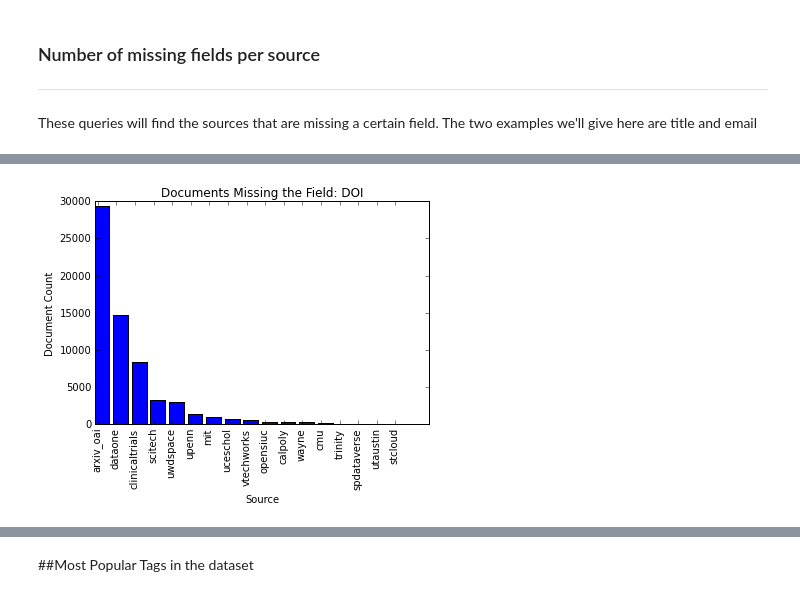
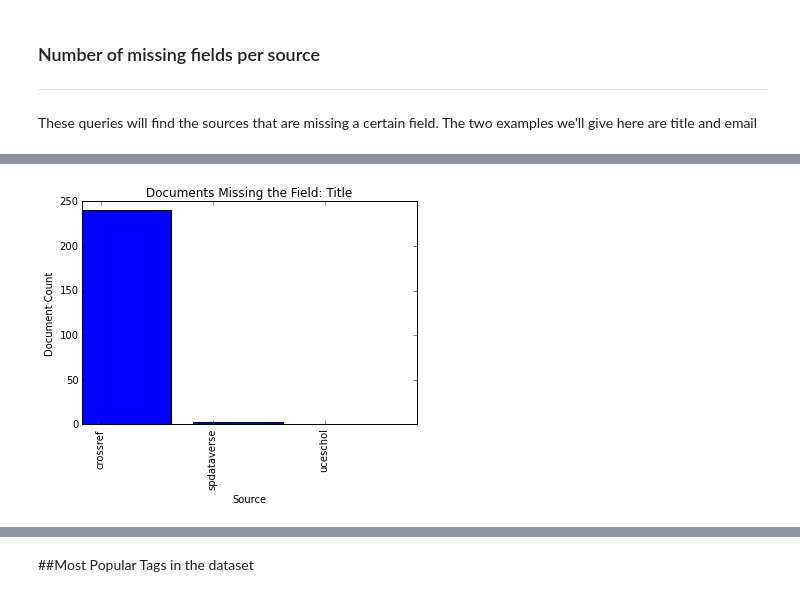
Before and after one commit to erinspace/scrapi_stats, a Jupyter notebook: scrapi_stats.ipynb, the cells around one changed output, grey strips where cells are left out. Saved outputs shown, nothing was run; the diff lists cells and outputs as text; code cells hidden in the pictures.

```diff
--- a/scrapi_stats.ipynb
+++ b/scrapi_stats.ipynb
@@ -424,7 +436,7 @@ spdataverse: 27.2727272727
 # %%
-create_bar_graph(missing_by_title, title="Documents Missing the Field: ", field_for_title='DOI', x_label="Source")
+create_bar_graph(missing_by, title="Documents Missing the Field: ", field_for_title='Title', x_label="Source")
 # %% [output]
-[figure, old version]
+[figure, new version]
 # %%
 missing_by_email_search = search('missing', field='email')
 # %%
```
Also changed, not shown: parts of 12 cells of this notebook.
